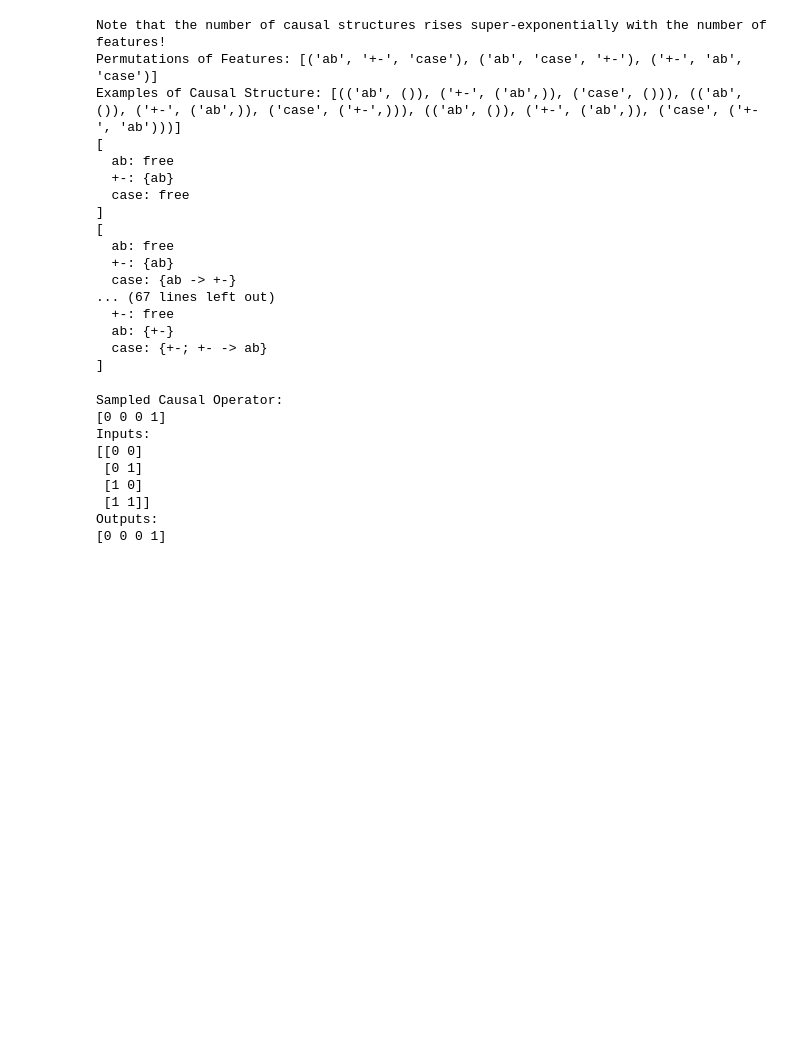
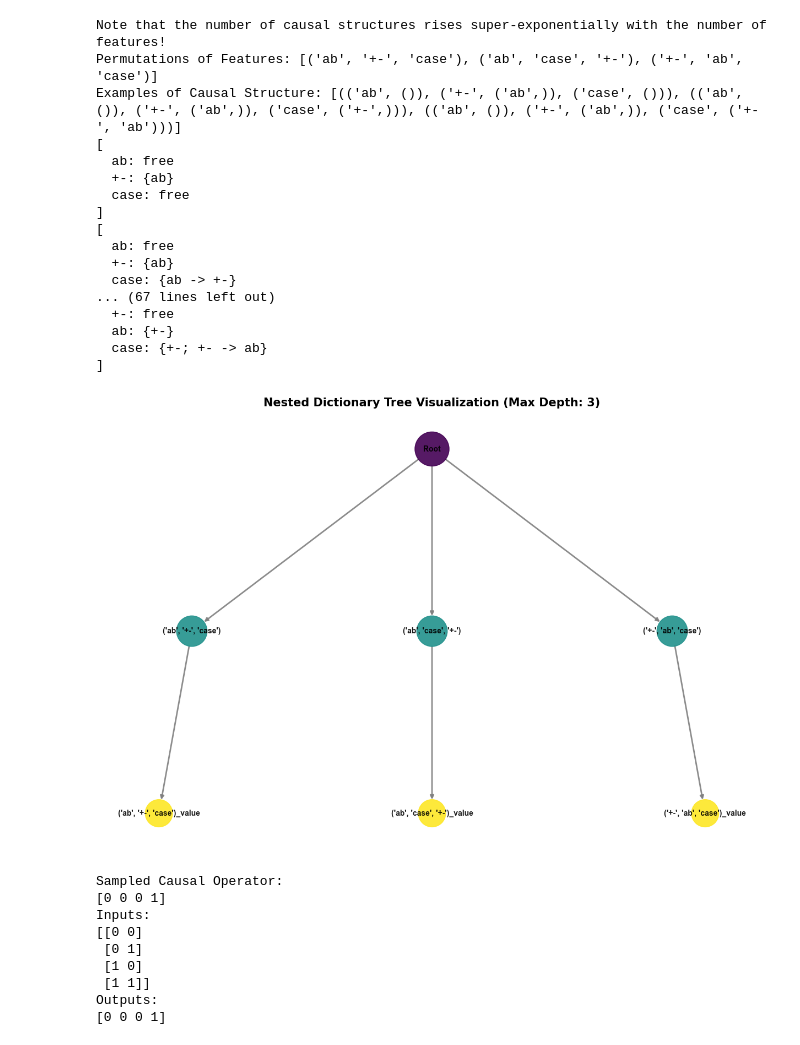
Before and after one commit to culpritgene/GeoMechInterp, a Jupyter notebook: generate_causal_patterns.ipynb, the cells around one changed output. Saved outputs shown, nothing was run; the diff lists cells and outputs as text; code cells hidden in the pictures; blank space fills up the shorter version.

```diff
--- a/generate_causal_patterns.ipynb
+++ b/generate_causal_patterns.ipynb
@@ -148,10 +140,12 @@ Examples of Causal Structure: [(('ab', ()), ('+-', ('ab',)), ('case', ())), (('a
   case: {+-; +- -> ab}
 ]
 # %%
-# from geomechinterp.utils import visualize_dict_structure_tree, display_graph_tree
+from geomechinterp.viz.plots import visualize_dict_structure_tree, display_graph_tree
 
-# graph = visualize_dict_structure_tree(patterns, max_depth=2)
-# display_graph_tree(graph, k=0.8, max_depth=2)
+graph = visualize_dict_structure_tree(patterns, max_depth=3)
+display_graph_tree(graph, max_depth=3)
+# %% [output]
+[figure, added]
 # %%
 # current feature depends on *two* previous feature
 # possible inputs are
```
Also changed, not shown: parts of 3 cells of this notebook, 13 other files.
